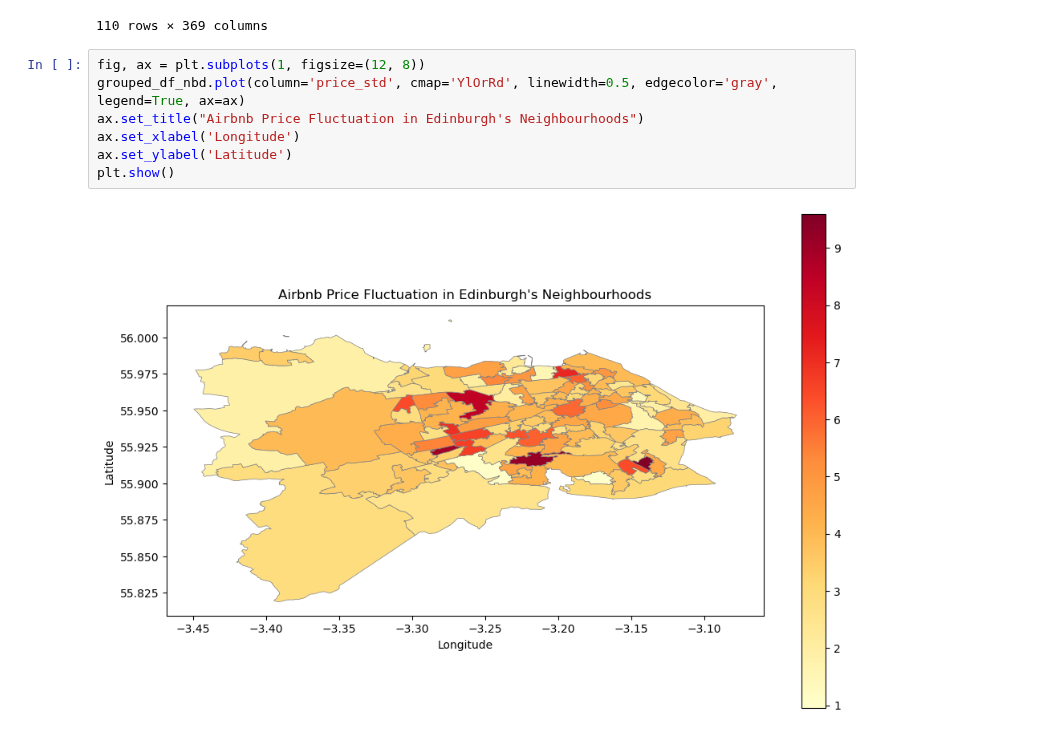
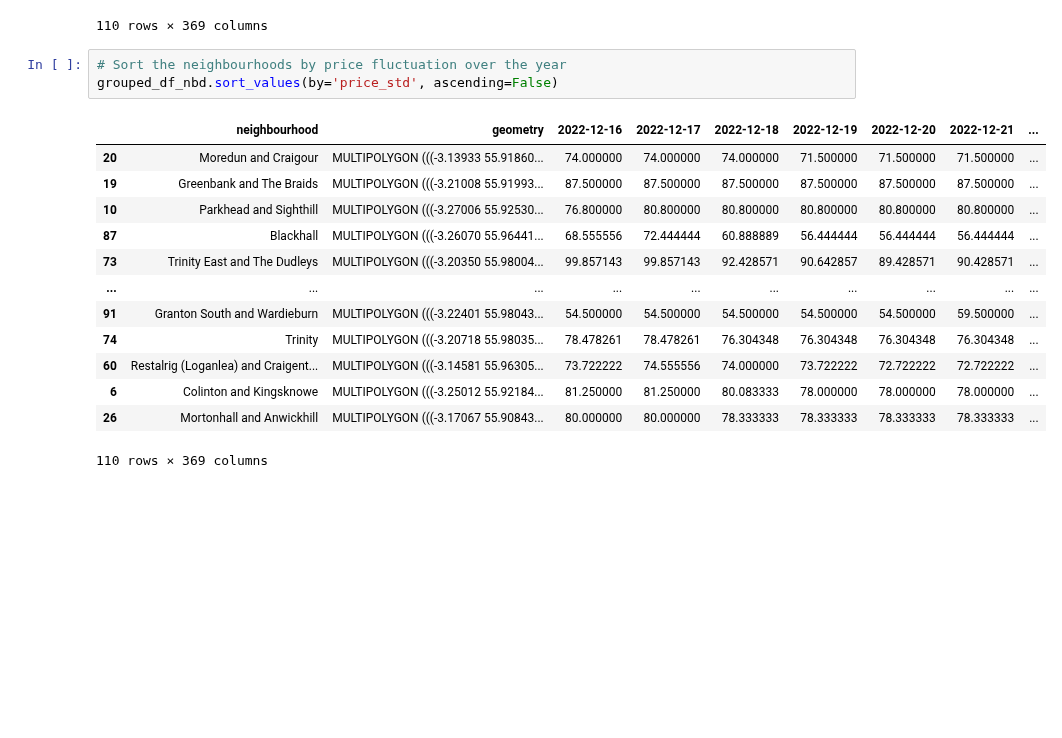
Before and after one commit to Arnesh997/FDS-Airbnb, a Jupyter notebook: main_3_arnesh_1.ipynb, the cells around one changed output. Saved outputs shown, nothing was run; the diff lists cells and outputs as text; blank space fills up the shorter version.

Commit message:
Added code to see neighbourhoods in descending order value of price_std

```diff
--- a/main_3_arnesh_1.ipynb
+++ b/main_3_arnesh_1.ipynb
@@ -320,12 +320,20 @@ grouped_df_nbd
 | 108 | Dalmeny, Kirkliston and Newbridge | MULTIPOLYGON (((-3.29012 55.99545... | 74.750000 | 74.166667 | 73.750000 | 74.500000 | 74.333333 | 76.166667 | ... |
 | 109 | Queensferry East | MULTIPOLYGON (((-3.39619 55.99206... | 88.923077 | 88.923077 | 84.615385 | 86.923077 | 86.923077 | 86.923077 | ... |
 110 rows × 369 columns
-# %%
-fig, ax = plt.subplots(1, figsize=(12, 8))
-grouped_df_nbd.plot(column='price_std', cmap='YlOrRd', linewidth=0.5, edgecolor='gray', legend=True, ax=ax)
-ax.set_title("Airbnb Price Fluctuation in Edinburgh's Neighbourhoods")
-ax.set_xlabel('Longitude')
-ax.set_ylabel('Latitude')
-plt.show()
-# %% [output]
-[figure, removed]
+# %%
+# Sort the neighbourhoods by price fluctuation over the year
+grouped_df_nbd.sort_values(by='price_std', ascending=False)
+# %% [output]
+|  | neighbourhood | geometry | 2022-12-16 | 2022-12-17 | 2022-12-18 | 2022-12-19 | 2022-12-20 | 2022-12-21 | ... |
+| 20 | Moredun and Craigour | MULTIPOLYGON (((-3.13933 55.91860... | 74.000000 | 74.000000 | 74.000000 | 71.500000 | 71.500000 | 71.500000 | ... |
+| 19 | Greenbank and The Braids | MULTIPOLYGON (((-3.21008 55.91993... | 87.500000 | 87.500000 | 87.500000 | 87.500000 | 87.500000 | 87.500000 | ... |
+| 10 | Parkhead and Sighthill | MULTIPOLYGON (((-3.27006 55.92530... | 76.800000 | 80.800000 | 80.800000 | 80.800000 | 80.800000 | 80.800000 | ... |
+| 87 | Blackhall | MULTIPOLYGON (((-3.26070 55.96441... | 68.555556 | 72.444444 | 60.888889 | 56.444444 | 56.444444 | 56.444444 | ... |
+| 73 | Trinity East and The Dudleys | MULTIPOLYGON (((-3.20350 55.98004... | 99.857143 | 99.857143 | 92.428571 | 90.642857 | 89.428571 | 90.428571 | ... |
+| ... | ... | ... | ... | ... | ... | ... | ... | ... | ... |
+| 91 | Granton South and Wardieburn | MULTIPOLYGON (((-3.22401 55.98043... | 54.500000 | 54.500000 | 54.500000 | 54.500000 | 54.500000 | 59.500000 | ... |
+| 74 | Trinity | MULTIPOLYGON (((-3.20718 55.98035... | 78.478261 | 78.478261 | 76.304348 | 76.304348 | 76.304348 | 76.304348 | ... |
+| 60 | Restalrig (Loganlea) and Craigent... | MULTIPOLYGON (((-3.14581 55.96305... | 73.722222 | 74.555556 | 74.000000 | 73.722222 | 72.722222 | 72.722222 | ... |
+| 6 | Colinton and Kingsknowe | MULTIPOLYGON (((-3.25012 55.92184... | 81.250000 | 81.250000 | 80.083333 | 78.000000 | 78.000000 | 78.000000 | ... |
+| 26 | Mortonhall and Anwickhill | MULTIPOLYGON (((-3.17067 55.90843... | 80.000000 | 80.000000 | 78.333333 | 78.333333 | 78.333333 | 78.333333 | ... |
+110 rows × 369 columns
```
